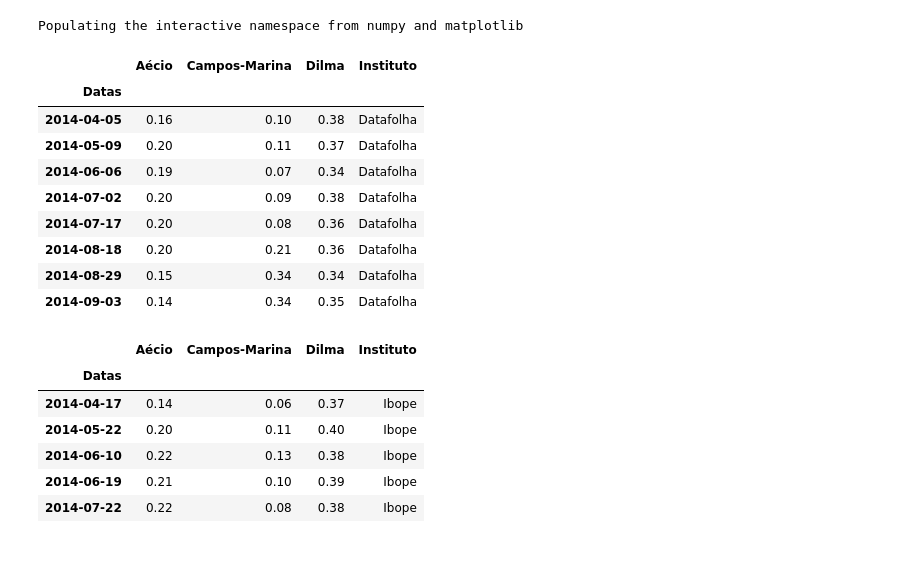
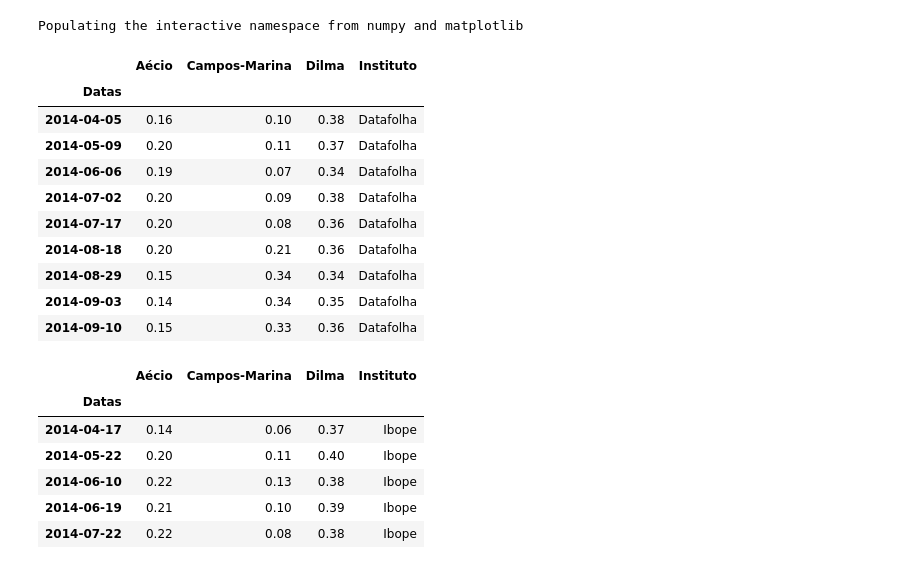
Before and after one commit to fccoelho/analisaMC, a Jupyter notebook: pesquisas_eleitorais.ipynb, the cells around one changed output. Cells and saved outputs as stored; diff of their text form; code cells hidden in the pictures.

```diff
--- a/pesquisas_eleitorais.ipynb
+++ b/pesquisas_eleitorais.ipynb
@@ -19,26 +19,27 @@ mpl.rcParams['axes.formatter.use_locale'] = True
 Populating the interactive namespace from numpy and matplotlib
 # %%
 datas_datafolha = [dt.date(2014,4,5), dt.date(2014,5,9), dt.date(2014,6,6), dt.date(2014,7,2),
-                   dt.date(2014,7,17), dt.date(2014,8,18), dt.date(2014,8,29), dt.date(2014,9,3)]
+                   dt.date(2014,7,17), dt.date(2014,8,18), dt.date(2014,8,29), dt.date(2014,9,3), dt.date(2014,9,10)]
 pesquisas_datafolha = pd.Series(datas_datafolha)
-dilma_datafolha = [0.38,0.37,0.34,0.38,0.36,0.36,0.34,0.35]
-campos_datafolha = [0.10,0.11,0.07,0.09,0.08,0.21,0.34,0.34]
-aecio_datafolha = [0.16,0.20,0.19,0.20,0.20,0.20,0.15,0.14]
+dilma_datafolha = [0.38,0.37,0.34,0.38,0.36,0.36,0.34,0.35,0.36]
+campos_datafolha = [0.10,0.11,0.07,0.09,0.08,0.21,0.34,0.34,0.33]
+aecio_datafolha = [0.16,0.20,0.19,0.20,0.20,0.20,0.15,0.14,0.15]
 df1 = pd.DataFrame({u'Dilma':dilma_datafolha, u'Campos-Marina':campos_datafolha, u'Aécio':aecio_datafolha}, index=pesquisas_datafolha)
 df1[u'Instituto'] = u'Datafolha'
-df1.index.name = 'Datas'
+df1.index.name = u'Datas'
 df1
 # %% [output]
 |  | Aécio | Campos-Marina | Dilma | Instituto |
 | Datas |  |  |  |  |
 | 2014-04-05 | 0.16 | 0.10 | 0.38 | Datafolha |
 | 2014-05-09 | 0.20 | 0.11 | 0.37 | Datafolha |
 | 2014-06-06 | 0.19 | 0.07 | 0.34 | Datafolha |
 | 2014-07-02 | 0.20 | 0.09 | 0.38 | Datafolha |
 | 2014-07-17 | 0.20 | 0.08 | 0.36 | Datafolha |
 | 2014-08-18 | 0.20 | 0.21 | 0.36 | Datafolha |
 | 2014-08-29 | 0.15 | 0.34 | 0.34 | Datafolha |
 | 2014-09-03 | 0.14 | 0.34 | 0.35 | Datafolha |
+| 2014-09-10 | 0.15 | 0.33 | 0.36 | Datafolha |
 # %%
 datas_ibope = [dt.date(2014,4,17), dt.date(2014,5,22), dt.date(2014,6,10), dt.date(2014,6,19),
                dt.date(2014,7,22), dt.date(2014,8,7), dt.date(2014,8,26), dt.date(2014,9,3)]
```
Also changed, not shown: parts of 16 cells of this notebook.
